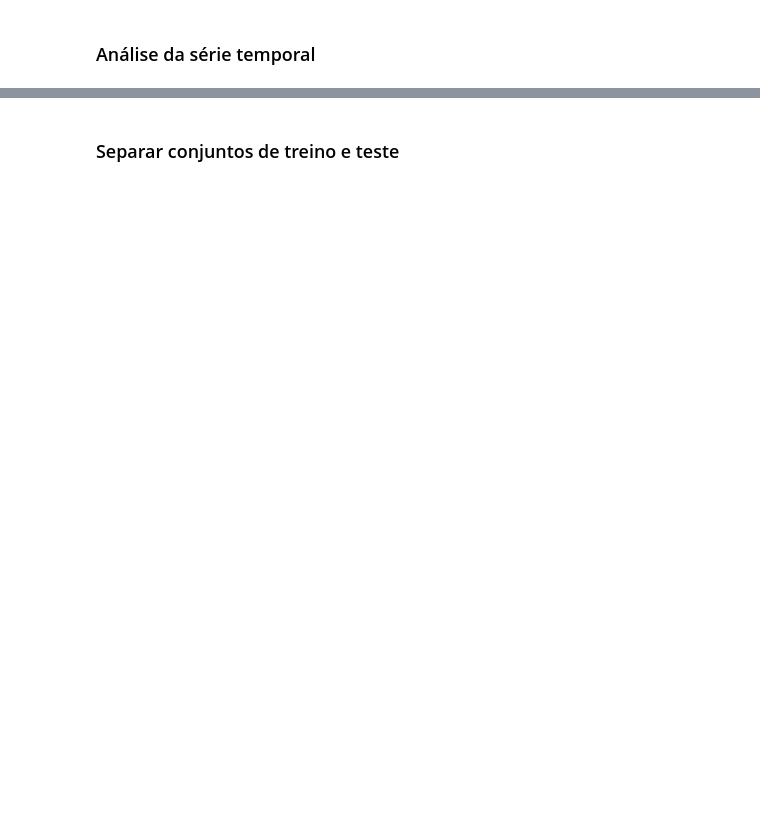
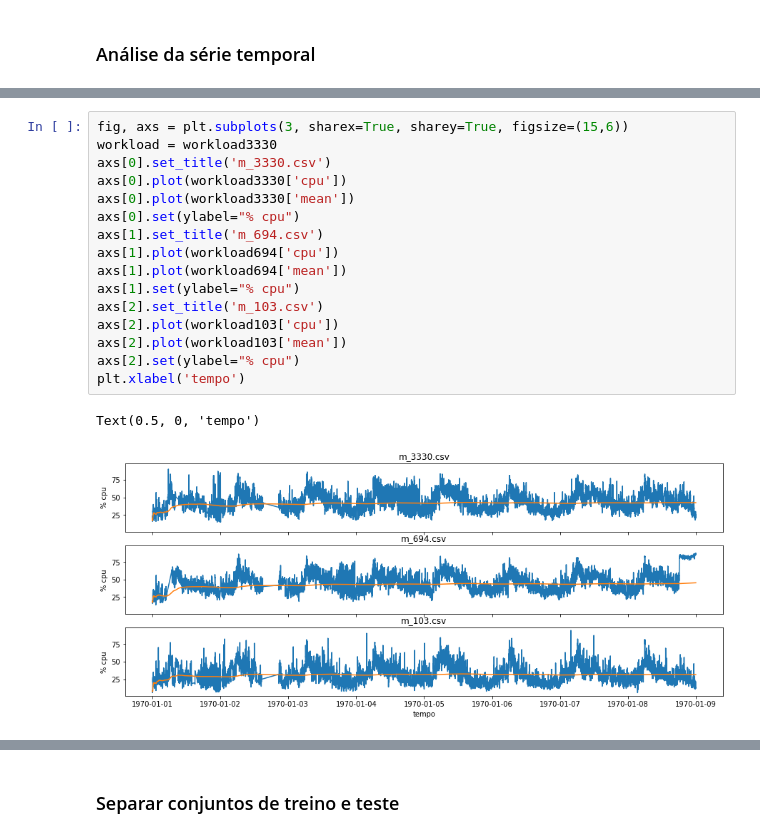
Before and after one commit to dssantos/cloud-predict, a Jupyter notebook: Dataset.ipynb, the cells around one changed output, grey strips where cells are left out. Drawn from its saved outputs; the diff is of its cells as text; blank space fills up the shorter version.

```diff
--- a/Dataset.ipynb
+++ b/Dataset.ipynb
@@ -63,3 +55,22 @@ Text(0, 0.5, '% cpu')
+# %%
+fig, axs = plt.subplots(3, sharex=True, sharey=True, figsize=(15,6))
+workload = workload3330
+axs[0].set_title('m_3330.csv')
+axs[0].plot(workload3330['cpu'])
+axs[0].plot(workload3330['mean'])
+axs[0].set(ylabel="% cpu")
+axs[1].set_title('m_694.csv')
+axs[1].plot(workload694['cpu'])
+axs[1].plot(workload694['mean'])
+axs[1].set(ylabel="% cpu")
+axs[2].set_title('m_103.csv')
+axs[2].plot(workload103['cpu'])
+axs[2].plot(workload103['mean'])
+axs[2].set(ylabel="% cpu")
+plt.xlabel('tempo')
+# %% [output]
+Text(0.5, 0, 'tempo')
+[figure, added]
 # %%
 # Usando o teste Augmented Dickey-Fuller para obter o Valor-P
 # O método adfuller retorna uma tupla cujo segundo item é o Valor-P
```
Also changed, not shown: parts of 8 cells of this notebook, 11 other files.
